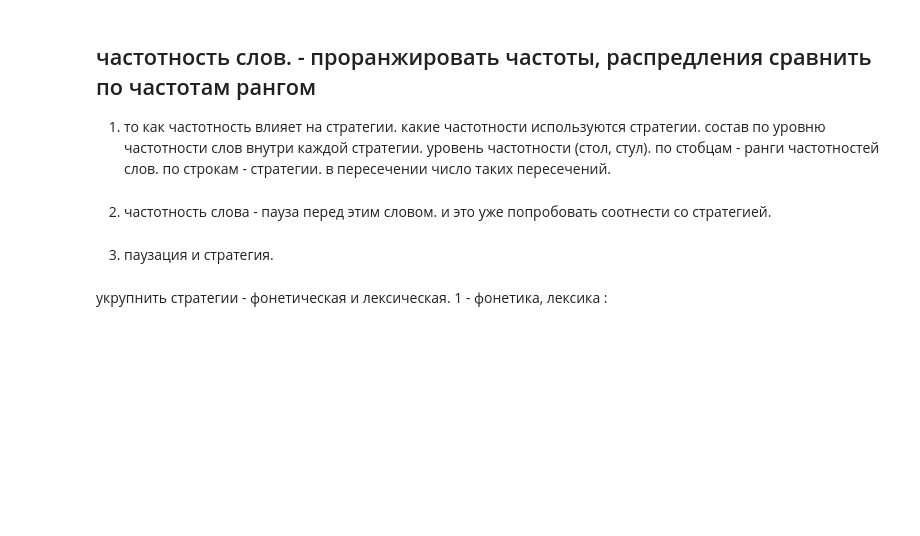
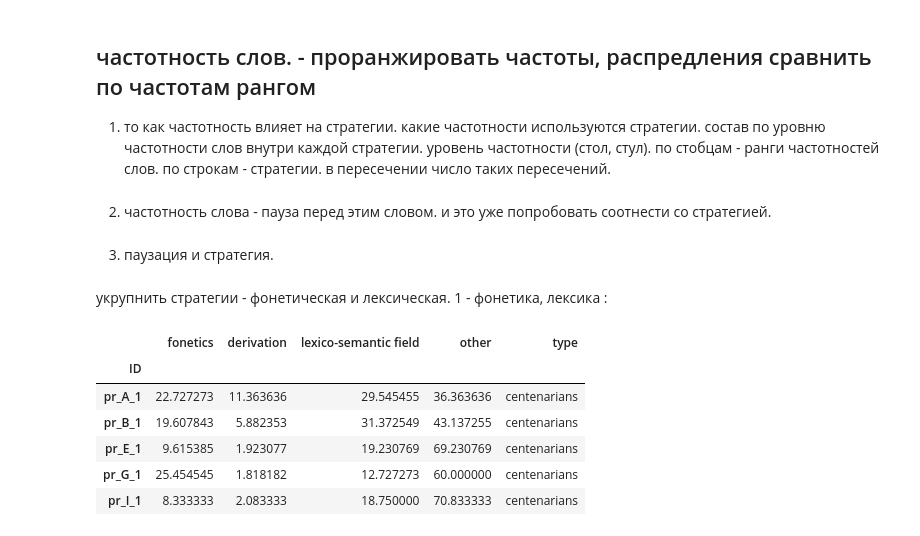
Before and after one commit to Aryunaa/Linguistics, a Jupyter notebook: pos_febr/analysis.ipynb, the cells around one changed output. Drawn from its saved outputs; the diff is of its cells as text; code cells hidden in the pictures; blank space fills up the shorter version.

```diff
--- a/pos_febr/analysis.ipynb
+++ b/pos_febr/analysis.ipynb
@@ -788,3 +788,13 @@ y.to_csv('y.tsv', sep = '\t', index = False)
 3. паузация и стратегия.
 # %% [markdown]
 укрупнить стратегии - фонетическая и лексическая. 1 - фонетика, лексика :
+# %%
+data_whole.head()
+# %% [output]
+|  | fonetics | derivation | lexico-semantic field | other | type |
+| ID |  |  |  |  |  |
+| pr_A_1 | 22.727273 | 11.363636 | 29.545455 | 36.363636 | centenarians |
+| pr_B_1 | 19.607843 | 5.882353 | 31.372549 | 43.137255 | centenarians |
+| pr_E_1 | 9.615385 | 1.923077 | 19.230769 | 69.230769 | centenarians |
+| pr_G_1 | 25.454545 | 1.818182 | 12.727273 | 60.000000 | centenarians |
+| pr_I_1 | 8.333333 | 2.083333 | 18.750000 | 70.833333 | centenarians |
```
Also changed, not shown: parts of 21 cells of this notebook.
